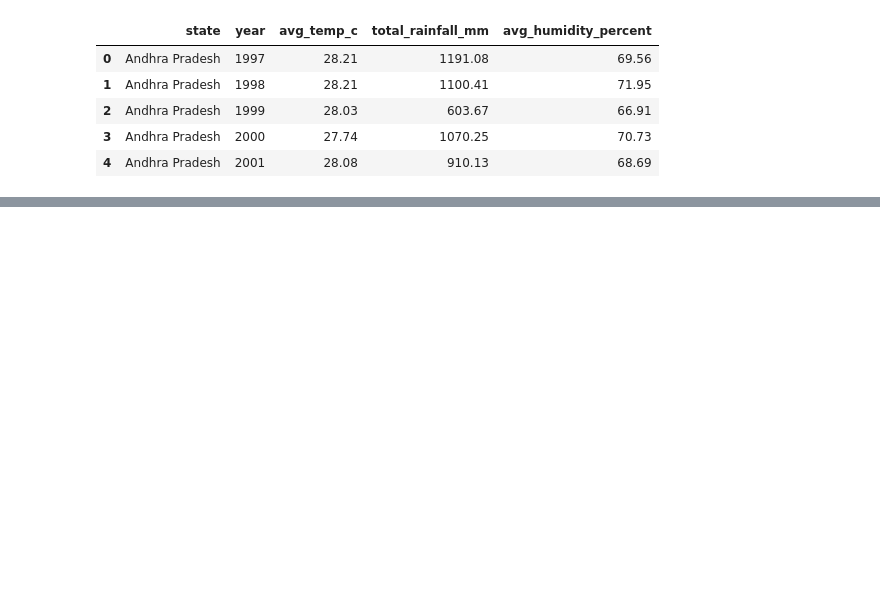
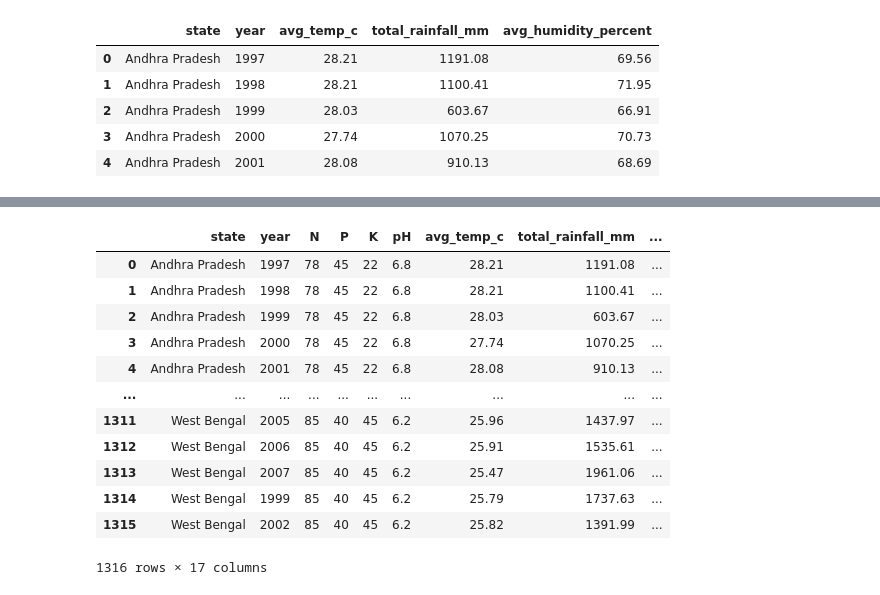
Before and after one commit to Chandru82582/Chandru_Sivakumar_AI_Crop_Advisory, a Jupyter notebook: dataAnalysis/CropData.ipynb, the cells around one changed output, grey strips where cells are left out. Saved outputs shown, nothing was run; the diff lists cells and outputs as text; code cells hidden in the pictures; blank space fills up the shorter version.

```diff
--- a/dataAnalysis/CropData.ipynb
+++ b/dataAnalysis/CropData.ipynb
@@ -54,0 +333,28 @@ df_weather.head()
+# %%
+feat_cols: list[str] = ["N", "P", "K", "pH", "avg_temp_c",
+                        "total_rainfall_mm", "avg_humidity_percent"]
+
+# Soil and weather are identical for every crop in a group, so take the first value
+context: pd.DataFrame = d.groupby(GROUP, as_index=False)[feat_cols].first()
+
+data: pd.DataFrame = context.merge(best, on=GROUP, validate="1:1")
+
+assert len(data) == len(best), "group count changed in the join"
+# %%
+# Rebuild from the unmerged labels, since `data["recommended_crop"]` was overwritten
+data = context.merge(best, on=GROUP, validate="1:1")
+
+MIN_CLASS_ROWS: int = 30   # 100 was too strict for one row per state-season-year
+
+counts: pd.Series = data["recommended_crop"].value_counts()
+rare = counts[counts < MIN_CLASS_ROWS].index
+data["recommended_crop"] = data["recommended_crop"].where(
+    ~data["recommended_crop"].isin(rare), "Other"
+)
+
+# Guards: top-3 only means something with enough classes, and no class should dominate
+shares: pd.Series = data["recommended_crop"].value_counts(normalize=True)
+assert shares.shape[0] >= 8, "fewer than 8 classes; a top-3 shortlist is trivial"
+assert shares.iloc[0] < 0.5, "one class still dominates the labels"
+
+shares.round(3)   # displays the new class balance
@@ -54,0 +379,29 @@ df_weather.head()
+# %%
+# Rebuild the labels first by rerunning Step 14b; then remove the catch-all bucket.
+# "Other" is not a crop, and it inflates the baseline (always predicting it scores 25%).
+data = data[data["recommended_crop"] != "Other"].reset_index(drop=True)
+# %%
+from sklearn.preprocessing import LabelEncoder
+
+# Integer label for the model; keep `le` to decode predictions later
+le = LabelEncoder()
+data["label"] = le.fit_transform(data["recommended_crop"].astype(str))
+
+# One-hot season (a handful of categories, no order)
+data = pd.get_dummies(data, columns=["season"], prefix="season", dtype=int)
+# %%
+data
+# %% [output]
+|  | state | year | N | P | K | pH | avg_temp_c | total_rainfall_mm | ... |
+| 0 | Andhra Pradesh | 1997 | 78 | 45 | 22 | 6.8 | 28.21 | 1191.08 | ... |
+| 1 | Andhra Pradesh | 1998 | 78 | 45 | 22 | 6.8 | 28.21 | 1100.41 | ... |
+| 2 | Andhra Pradesh | 1999 | 78 | 45 | 22 | 6.8 | 28.03 | 603.67 | ... |
+| 3 | Andhra Pradesh | 2000 | 78 | 45 | 22 | 6.8 | 27.74 | 1070.25 | ... |
+| 4 | Andhra Pradesh | 2001 | 78 | 45 | 22 | 6.8 | 28.08 | 910.13 | ... |
+| ... | ... | ... | ... | ... | ... | ... | ... | ... | ... |
+| 1311 | West Bengal | 2005 | 85 | 40 | 45 | 6.2 | 25.96 | 1437.97 | ... |
+| 1312 | West Bengal | 2006 | 85 | 40 | 45 | 6.2 | 25.91 | 1535.61 | ... |
+| 1313 | West Bengal | 2007 | 85 | 40 | 45 | 6.2 | 25.47 | 1961.06 | ... |
+| 1314 | West Bengal | 1999 | 85 | 40 | 45 | 6.2 | 25.79 | 1737.63 | ... |
+| 1315 | West Bengal | 2002 | 85 | 40 | 45 | 6.2 | 25.82 | 1391.99 | ... |
+1316 rows × 17 columns
```
Also changed, not shown: parts of 40 cells of this notebook, 9 other files.
